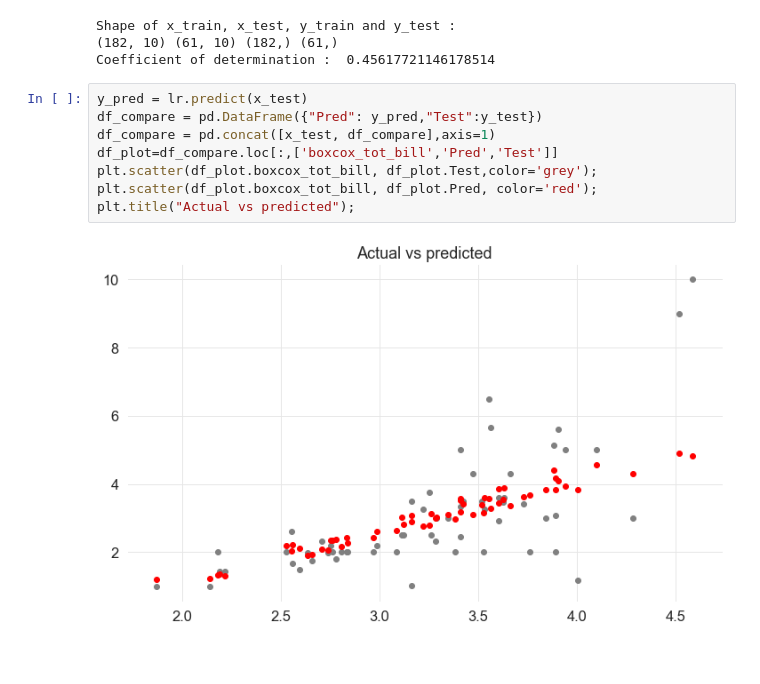
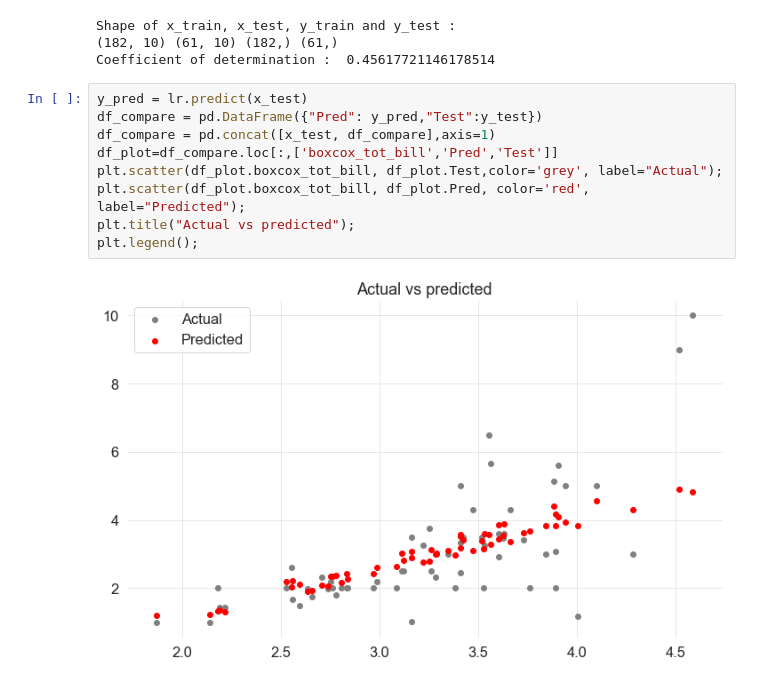
Before and after one commit to ajithcl/TipsAnalysis, a Jupyter notebook: Tips_analysis.ipynb, the cells around one changed output. Drawn from its saved outputs; the diff is of its cells as text.

```diff
--- a/Tips_analysis.ipynb
+++ b/Tips_analysis.ipynb
@@ -525,10 +525,11 @@ Coefficient of determination :  0.45617721146178514
 # %%
 y_pred = lr.predict(x_test)
 df_compare = pd.DataFrame({"Pred": y_pred,"Test":y_test})
 df_compare = pd.concat([x_test, df_compare],axis=1)
 df_plot=df_compare.loc[:,['boxcox_tot_bill','Pred','Test']]
-plt.scatter(df_plot.boxcox_tot_bill, df_plot.Test,color='grey');
-plt.scatter(df_plot.boxcox_tot_bill, df_plot.Pred, color='red');
+plt.scatter(df_plot.boxcox_tot_bill, df_plot.Test,color='grey', label="Actual");
+plt.scatter(df_plot.boxcox_tot_bill, df_plot.Pred, color='red', label="Predicted");
 plt.title("Actual vs predicted");
+plt.legend();
 # %% [output]
-[figure, old version]
+[figure, new version]
```
Also changed, not shown: parts of 1 cell of this notebook.
